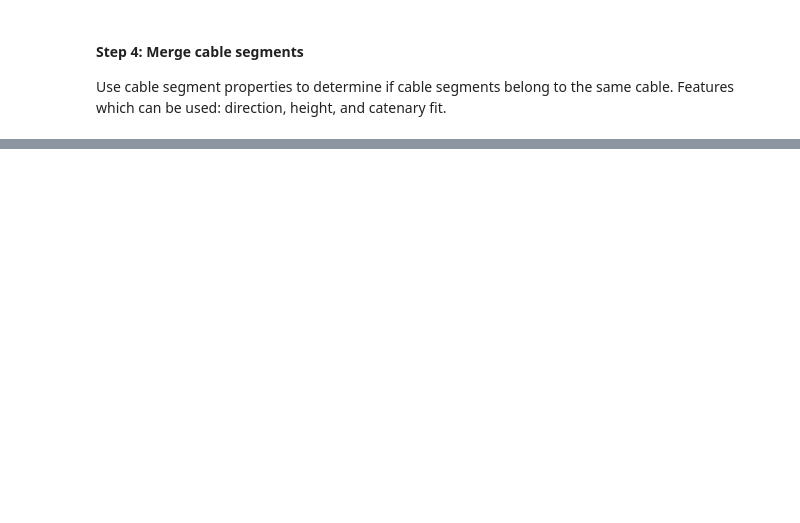
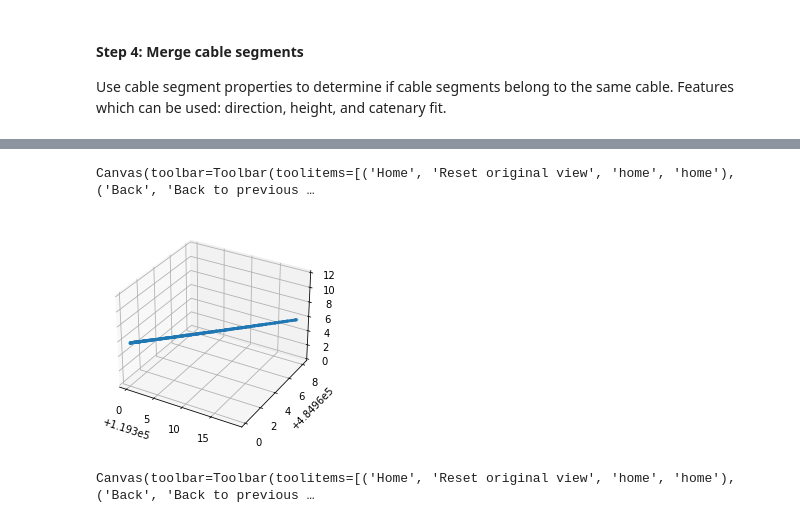
Before and after one commit to Amsterdam-Internships/UPC_Suspended_Streetlight_Extractor, a Jupyter notebook: milestone_2/Cable Extraction B.ipynb, the cells around one changed output, grey strips where cells are left out. Saved outputs shown, nothing was run; the diff lists cells and outputs as text; code cells hidden in the pictures; blank space fills up the shorter version.

```diff
--- a/milestone_2/Cable Extraction B.ipynb
+++ b/milestone_2/Cable Extraction B.ipynb
@@ -340,7 +340,4 @@ Canvas(toolbar=Toolbar(toolitems=[('Home', 'Reset original view', 'home', 'home'
 # %% [markdown]
 #### Step 3: Cluster Cable Points
 Use euclidean distance clustering to cluster candidate cable points. (params: distance threshold)
-# %%
-# TODO: Code
-candidate_cable_pts = points[mask][candidate_mask]
 # %%
@@ -414,0 +493,26 @@ Use cable segment properties to determine if cable segments belong to the same c
+# %%
+fig = plt.figure()
+ax = plt.axes(projection='3d')
+for cl in set(cc_labels).difference((0,)):
+    cluster_mask = cc_labels == cl
+    ax.scatter(points[mask][cluster_mask][:,0],points[mask][cluster_mask][:,1],points[mask][cluster_mask][:,2], s=1, label=str(cl))
+ax.set_zlim((0,12))
+plt.show()
+# %% [output]
+Canvas(toolbar=Toolbar(toolitems=[('Home', 'Reset original view', 'home', 'home'), ('Back', 'Back to previous …
+# %%
+c_mask = clustering.labels_ == 9
+segment_points = candidate_cable_pts[c_mask]
+
+# Main Direction
+cov = np.cov(segment_points, rowvar=False)
+eig_val, eig_vec = np.linalg.eig(cov)
+dir_v = eig_vec[eig_val.argmax()]
+
+fig = plt.figure()
+ax = plt.axes(projection='3d')
+ax.scatter(segment_points[:,0],segment_points[:,1],segment_points[:,2], s=4)
+ax.set_zlim((0,12))
+plt.show()
+# %% [output]
+[figure, added]
@@ -414,0 +526,48 @@ Use cable segment properties to determine if cable segments belong to the same c
+# %%
+# Calculate cable direction
+cable_dir = main_direction(segment_points[:,:2])
+
+line_value = np.dot(segment_points[:,:2], cable_dir)
+end_threshold_m = 2 # meters
+A_segment_mask = line_value > line_value.max() - end_threshold_m
+B_segment_mask = line_value < line_value.min() + end_threshold_m
+
+# 1. Grow in direction (A)
+A_segment_points = segment_points[A_segment_mask]
+A_segment_centroid = np.mean([A_segment_points[line_value[A_segment_mask].argmax()], A_segment_points[line_value[A_segment_mask].argmin()]], axis=0)
+A_segment_dir = main_direction(A_segment_points)
+search_area = math_utils.convex_hull_poly(A_segment_points).buffer(.5)
+candidate_unclassified_mask = clip_utils.poly_clip(points[mask][~candidate_mask], search_area)
+
+valid_pts = []
+unvlaid_pts = []
+for p_k in points[mask][~candidate_mask][candidate_unclassified_mask]:
+
+    # Anngle condition
+    Vp_k = p_k - A_segment_centroid
+    angle_diff = angle_between(A_segment_dir,Vp_k)
+
+    # height condition
+    # hieght_diff = p_k[2] - A_segment_points[:,2].mean()
+
+    if angle_diff < 5:# and hieght_diff < 0.05:
+        valid_pts.append(p_k)
+    else:
+        unvlaid_pts.append(p_k)
+
+valid_pts = np.array(valid_pts)
+unvlaid_pts = np.array(unvlaid_pts)
+
+
+
+fig = plt.figure()
+ax = plt.axes(projection='3d')
+ax.scatter(A_segment_points[:,0],A_segment_points[:,1],A_segment_points[:,2], s=4)
+if len(valid_pts) > 0:
+    ax.scatter(valid_pts[:,0],valid_pts[:,1],valid_pts[:,2], s=1)
+if len(unvlaid_pts) > 0:
+    ax.scatter(unvlaid_pts[:,0],unvlaid_pts[:,1],unvlaid_pts[:,2], s=1)
+ax.set_zlim((5,6))
+plt.show()
+# %% [output]
+Canvas(toolbar=Toolbar(toolitems=[('Home', 'Reset original view', 'home', 'home'), ('Back', 'Back to previous …
```
Also changed, not shown: parts of 21 cells of this notebook.
